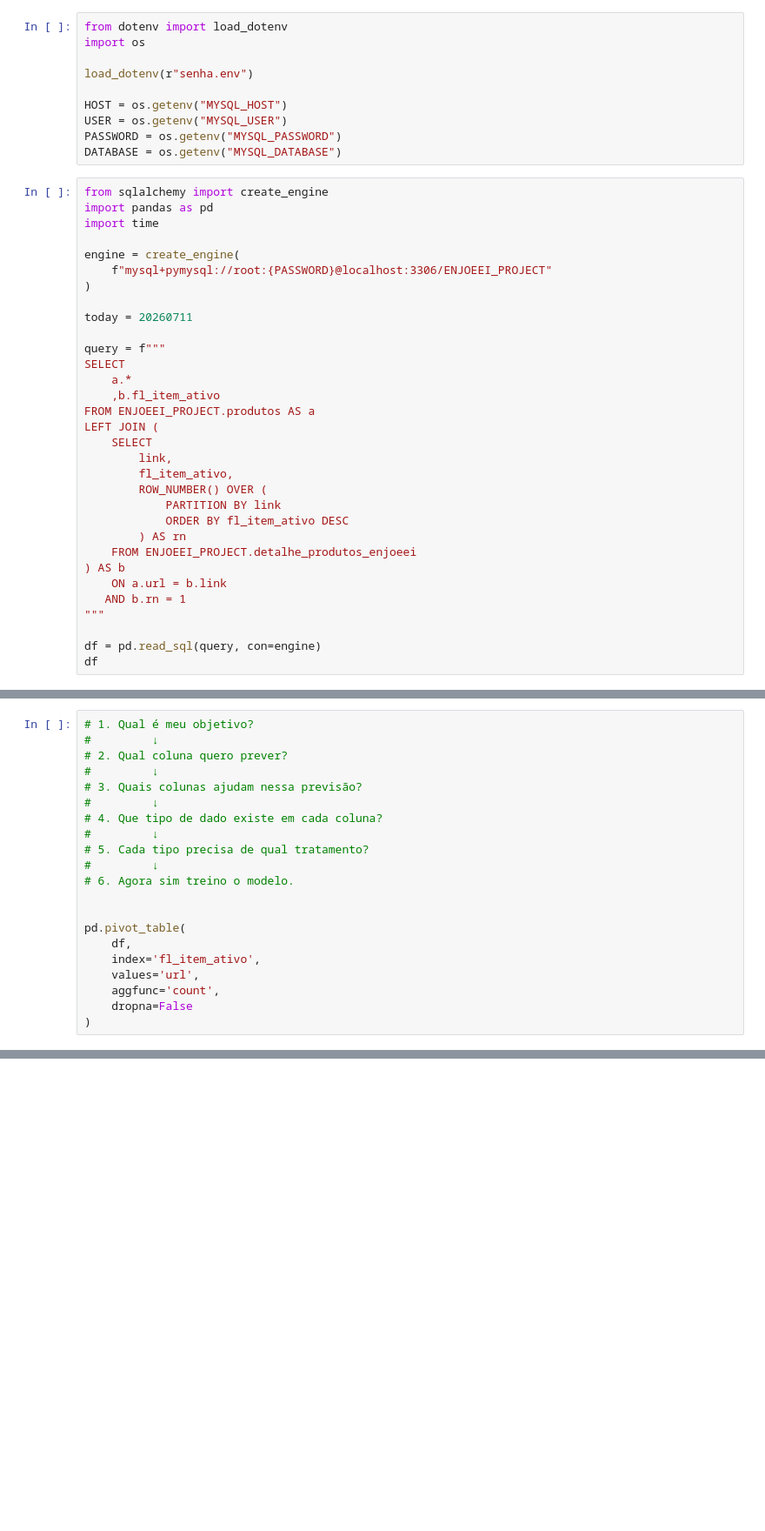
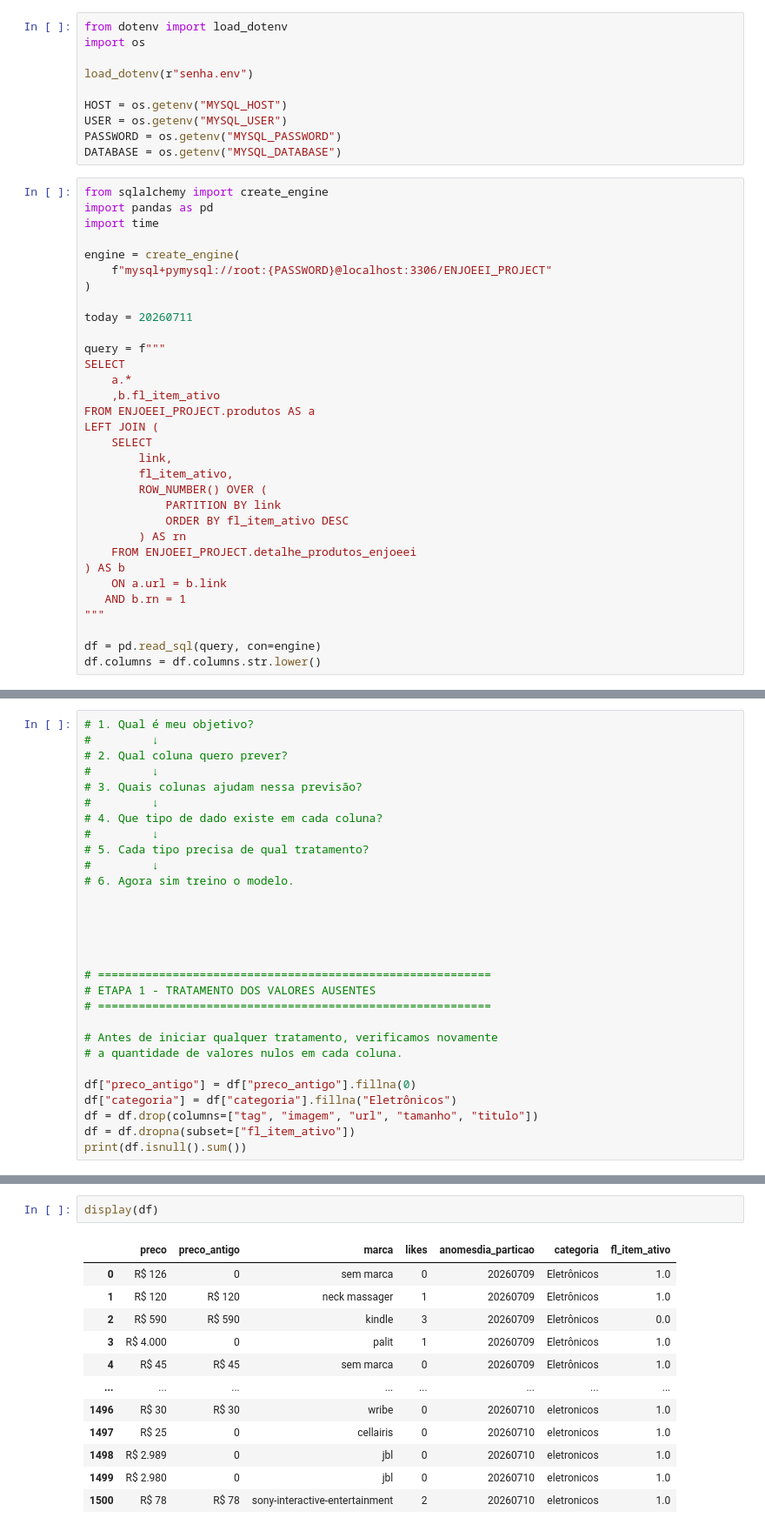
Before and after one commit to JonathanAlvesNogueira/Project-Enjoeei, a Jupyter notebook: ML_analise.ipynb, the cells around one changed output, grey strips where cells are left out. Shown at 87% size. Drawn from its saved outputs; the diff is of its cells as text; blank space fills up the shorter version.

```diff
--- a/ML_analise.ipynb
+++ b/ML_analise.ipynb
@@ -47,4 +47,4 @@ LEFT JOIN (
 """
 
 df = pd.read_sql(query, con=engine)
-df
+df.columns = df.columns.str.lower()
@@ -76,11 +62,19 @@ df
 # 6. Agora sim treino o modelo.
 
 
-pd.pivot_table(
-    df,
-    index='fl_item_ativo',
-    values='url',
-    aggfunc='count',
-    dropna=False
-)
+
+
+
+# ==========================================================
+# ETAPA 1 - TRATAMENTO DOS VALORES AUSENTES
+# ==========================================================
+
+# Antes de iniciar qualquer tratamento, verificamos novamente
+# a quantidade de valores nulos em cada coluna.
+
+df["preco_antigo"] = df["preco_antigo"].fillna(0)
+df["categoria"] = df["categoria"].fillna("Eletrônicos")
+df = df.drop(columns=["tag", "imagem", "url", "tamanho", "titulo"])
+df = df.dropna(subset=["fl_item_ativo"])
+print(df.isnull().sum())
 # %% [output]
@@ -91,0 +89,15 @@ pd.pivot_table(
+# %%
+display(df)
+# %% [output]
+|  | preco | preco_antigo | marca | likes | anomesdia_particao | categoria | fl_item_ativo |
+| 0 | R$ 126 | 0 | sem marca | 0 | 20260709 | Eletrônicos | 1.0 |
+| 1 | R$ 120 | R$ 120 | neck massager | 1 | 20260709 | Eletrônicos | 1.0 |
+| 2 | R$ 590 | R$ 590 | kindle | 3 | 20260709 | Eletrônicos | 0.0 |
+| 3 | R$ 4.000 | 0 | palit | 1 | 20260709 | Eletrônicos | 1.0 |
+| 4 | R$ 45 | R$ 45 | sem marca | 0 | 20260709 | Eletrônicos | 1.0 |
+| ... | ... | ... | ... | ... | ... | ... | ... |
+| 1496 | R$ 30 | R$ 30 | wribe | 0 | 20260710 | eletronicos | 1.0 |
+| 1497 | R$ 25 | 0 | cellairis | 0 | 20260710 | eletronicos | 1.0 |
+| 1498 | R$ 2.989 | 0 | jbl | 0 | 20260710 | eletronicos | 1.0 |
+| 1499 | R$ 2.980 | 0 | jbl | 0 | 20260710 | eletronicos | 1.0 |
+| 1500 | R$ 78 | R$ 78 | sony-interactive-entertainment | 2 | 20260710 | eletronicos | 1.0 |
```
Also changed, not shown: parts of 13 cells of this notebook, 2 other files.
